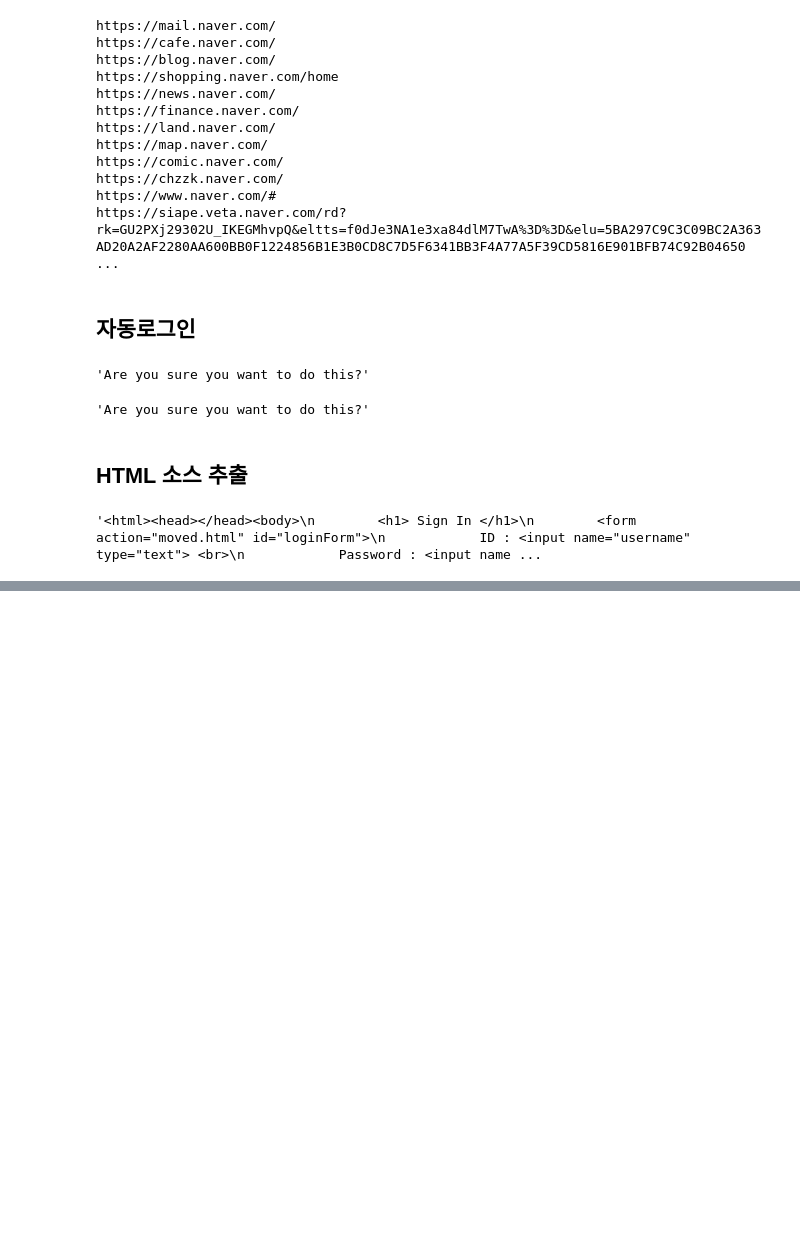
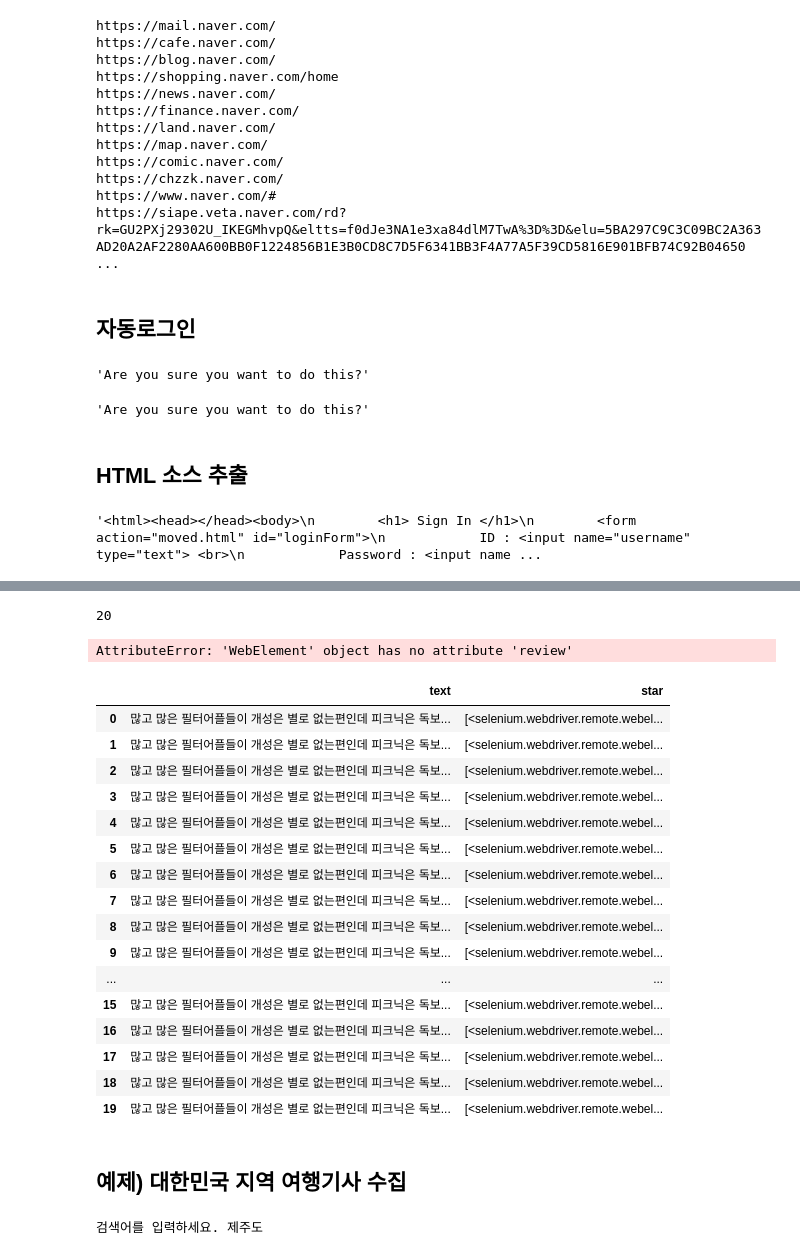
Before and after one commit to kimsumin-creat/wassup3, a Jupyter notebook: 02_Python_Collection_/04.selenium.ipynb, the cells around one changed output, grey strips where cells are left out. Cells and saved outputs as stored; diff of their text form; code cells hidden in the pictures; blank space fills up the shorter version.

```diff
--- a/02_Python_Collection_/04.selenium.ipynb
+++ b/02_Python_Collection_/04.selenium.ipynb
@@ -240,0 +445,15 @@ driver.close()
+# %%
+from selenium import webdriver
+from selenium.webdriver.common.by import By
+from selenium.webdriver.chrome.options import Options
+import time, random, pandas as pd
+
+options = Options()
+options.add_argument('--window-size=974,1047')
+options.add_argument('--window-position=-7,0')
+options.add_experimental_option("detach", True)
+
+driver = webdriver.Chrome( options = options)
+url = 'https://play.google.com/store/apps/details?id=com.estsoft.picnic'
+driver.get(url)
+time.sleep(random.randint(2,3))
@@ -240,0 +475,3 @@ driver.close()
+# %%
+reviews=driver.find_elements(By.CSS_SELECTOR,'div.RHo1pe')
+reviews
@@ -240,0 +499,16 @@ driver.close()
+# %%
+len(reviews)
+# %% [output]
+20
+# %%
+#요소별 추출
+def get_content(review):
+    content={}
+    content['text']=review.find_element(By.XPATH,'//*[@id="yDmH0d"]/div[5]/div[2]/div/div/div/div/div[2]/div/div[2]/div[1]/div[1]').text
+    content['star']=len(review.find_elements(By.XPATH,'span.Z1Dz7b'))
+    content['date']=review.review.find_element(By.CSS_SELECTOR,'.bp9Aid')
+    return content
+# %%
+result = [get_content(review) for review in reviews]
+# %% [output]
+AttributeError: 'WebElement' object has no attribute 'review'
@@ -240,0 +523,23 @@ driver.close()
+# %%
+df=pd.DataFrame(result)
+df
+# %% [output]
+|  | text | star |
+| 0 | 많고 많은 필터어플들이 개성은 별로 없는편인데 피크닉은 독보... | [<selenium.webdriver.remote.webel... |
+| 1 | 많고 많은 필터어플들이 개성은 별로 없는편인데 피크닉은 독보... | [<selenium.webdriver.remote.webel... |
+| 2 | 많고 많은 필터어플들이 개성은 별로 없는편인데 피크닉은 독보... | [<selenium.webdriver.remote.webel... |
+| 3 | 많고 많은 필터어플들이 개성은 별로 없는편인데 피크닉은 독보... | [<selenium.webdriver.remote.webel... |
+| 4 | 많고 많은 필터어플들이 개성은 별로 없는편인데 피크닉은 독보... | [<selenium.webdriver.remote.webel... |
+| 5 | 많고 많은 필터어플들이 개성은 별로 없는편인데 피크닉은 독보... | [<selenium.webdriver.remote.webel... |
+| 6 | 많고 많은 필터어플들이 개성은 별로 없는편인데 피크닉은 독보... | [<selenium.webdriver.remote.webel... |
+| 7 | 많고 많은 필터어플들이 개성은 별로 없는편인데 피크닉은 독보... | [<selenium.webdriver.remote.webel... |
+| 8 | 많고 많은 필터어플들이 개성은 별로 없는편인데 피크닉은 독보... | [<selenium.webdriver.remote.webel... |
+| 9 | 많고 많은 필터어플들이 개성은 별로 없는편인데 피크닉은 독보... | [<selenium.webdriver.remote.webel... |
+| ... | ... | ... |
+| 15 | 많고 많은 필터어플들이 개성은 별로 없는편인데 피크닉은 독보... | [<selenium.webdriver.remote.webel... |
+| 16 | 많고 많은 필터어플들이 개성은 별로 없는편인데 피크닉은 독보... | [<selenium.webdriver.remote.webel... |
+| 17 | 많고 많은 필터어플들이 개성은 별로 없는편인데 피크닉은 독보... | [<selenium.webdriver.remote.webel... |
+| 18 | 많고 많은 필터어플들이 개성은 별로 없는편인데 피크닉은 독보... | [<selenium.webdriver.remote.webel... |
+| 19 | 많고 많은 필터어플들이 개성은 별로 없는편인데 피크닉은 독보... | [<selenium.webdriver.remote.webel... |
+# %% [markdown]
+## 예제) 대한민국 지역 여행기사 수집
@@ -240,0 +556,4 @@ driver.close()
+# %%
+search = input('검색어를 입력하세요.')
+# %% [output]
+검색어를 입력하세요. 제주도
```
Also changed, not shown: parts of 55 cells of this notebook, 1 other file.
